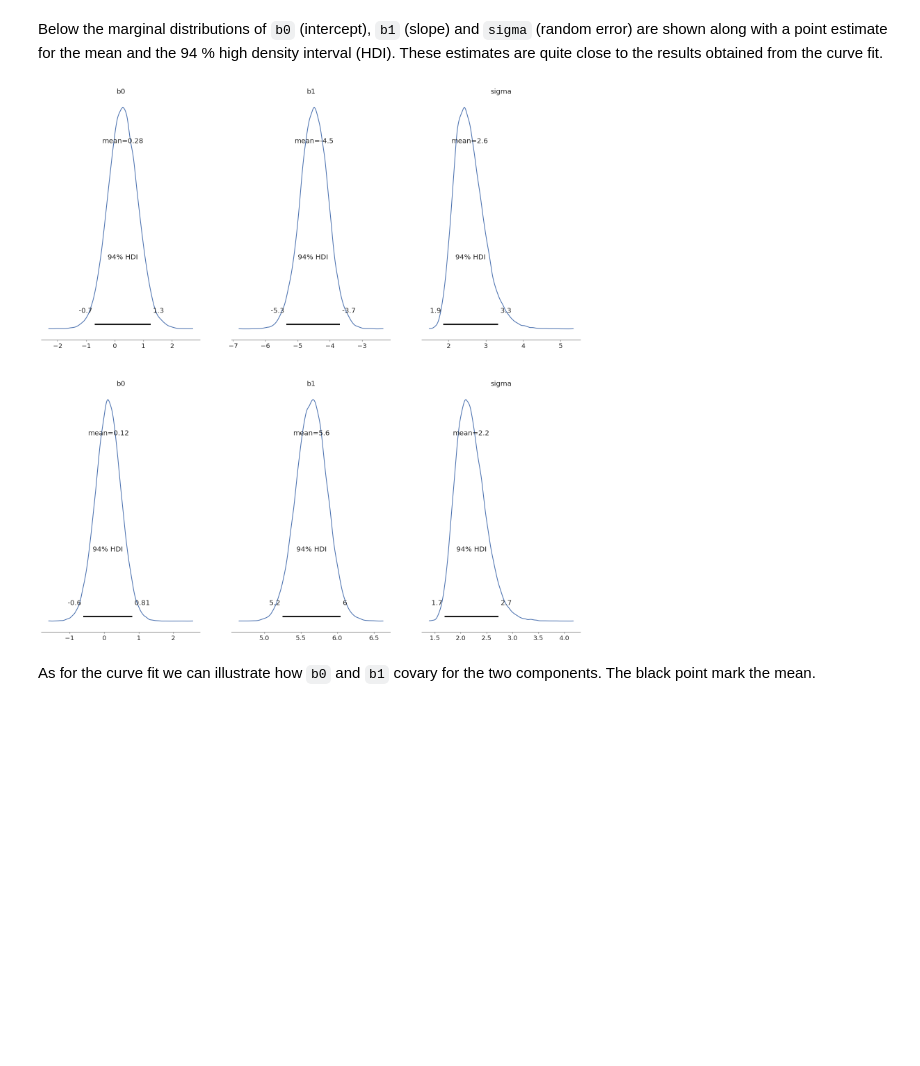
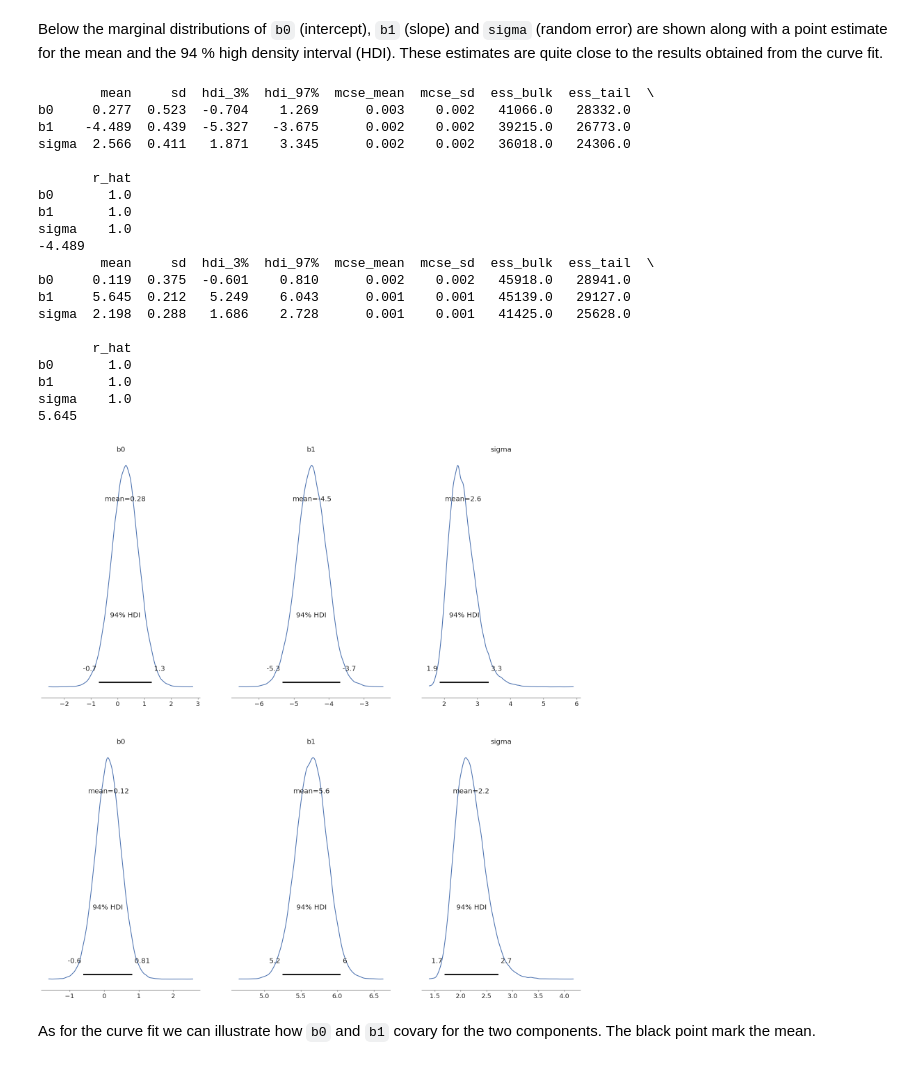
Before and after one commit to mrsonne/misc, a Jupyter notebook: regmix.ipynb, the cells around one changed output. Cells and saved outputs as stored; diff of their text form; code cells hidden in the pictures; blank space fills up the shorter version.

```diff
--- a/regmix.ipynb
+++ b/regmix.ipynb
@@ -327,7 +327,7 @@ def plot_ppc(trace, model, x, ax):
         ax=ax,
         fill_kwargs={
             "alpha": 0.8,
-            "color": "#a1dab4",
+            "color": "0.3",
             "label": f"Outcome {hdi_prob*100} % HDI",
         },
     )
@@ -427,14 +427,38 @@ Below the marginal distributions of `b0` (intercept), `b1` (slope) and `sigma` (
 # %%
 # for each (known) component calculate point estimates
 for data in data_known_cls:
     post = data.posterior
     b0_mean_known_cls = post.mean(dim=['chain', 'draw'])["b0"].to_numpy()
     b1_mean_known_cls = post.mean(dim=['chain', 'draw'])["b1"].to_numpy()
     sigma_mean_known_cls = post.mean(dim=['chain', 'draw'])["sigma"].to_numpy()
 
+    df = az.summary(data, var_names=["b0", "b1", "sigma"])
+    print(df)
+    print(df["mean"]["b1"])
+
 fig_posterior
 # %% [output]
+        mean     sd  hdi_3%  hdi_97%  mcse_mean  mcse_sd  ess_bulk  ess_tail  \
+b0     0.277  0.523  -0.704    1.269      0.003    0.002   41066.0   28332.0
+b1    -4.489  0.439  -5.327   -3.675      0.002    0.002   39215.0   26773.0
+sigma  2.566  0.411   1.871    3.345      0.002    0.002   36018.0   24306.0
+
+       r_hat
+b0       1.0
+b1       1.0
+sigma    1.0
+-4.489
+        mean     sd  hdi_3%  hdi_97%  mcse_mean  mcse_sd  ess_bulk  ess_tail  \
+b0     0.119  0.375  -0.601    0.810      0.002    0.002   45918.0   28941.0
+b1     5.645  0.212   5.249    6.043      0.001    0.001   45139.0   29127.0
+sigma  2.198  0.288   1.686    2.728      0.001    0.001   41425.0   25628.0
+
+       r_hat
+b0       1.0
+b1       1.0
+sigma    1.0
+5.645
-[figure, old version]
+[figure, new version]
 # %% [markdown]
 As for the curve fit we can illustrate how `b0` and `b1` covary for the two components. The black point mark the mean.
 # %%
```
Also changed, not shown: parts of 4 cells of this notebook.
